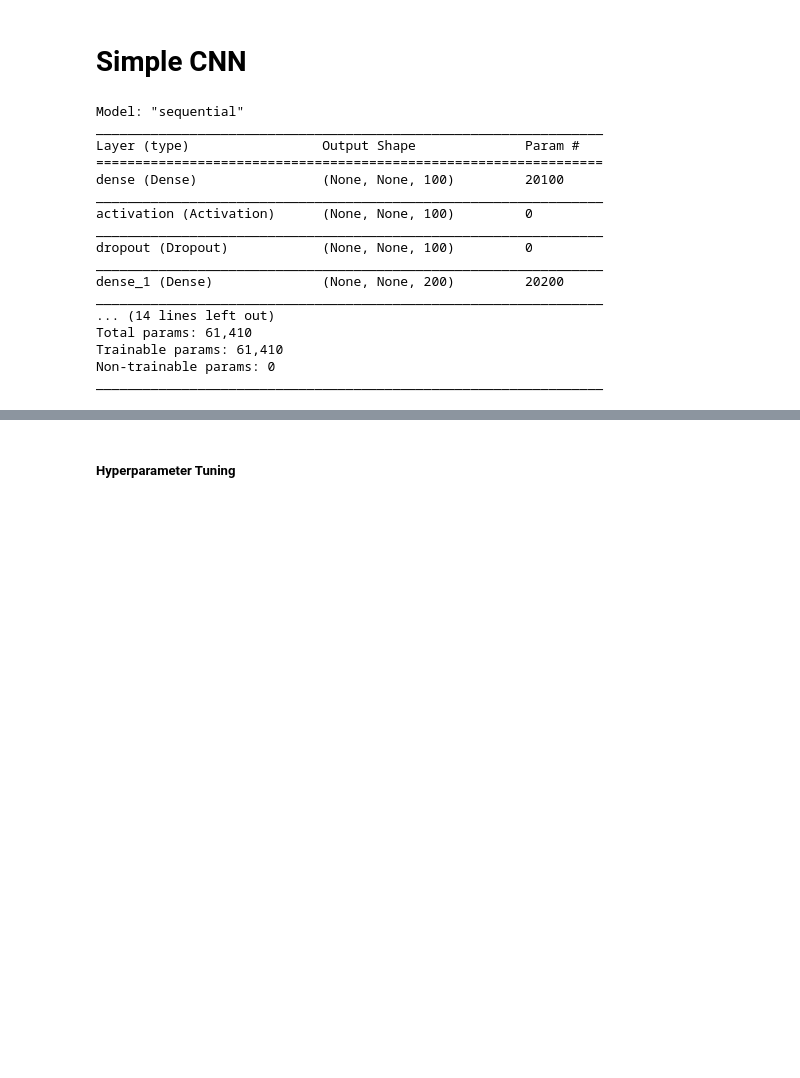
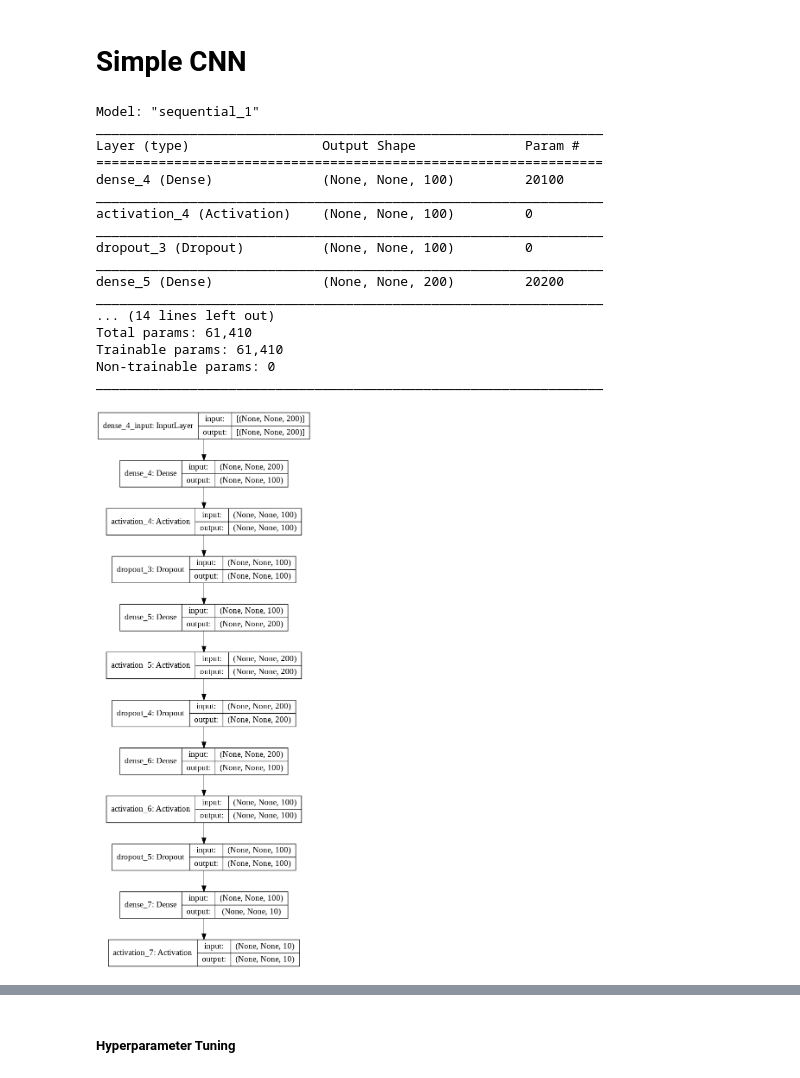
Before and after one commit to dkant000/ML_PROJECT, a Jupyter notebook: Final_ML_coursework2.ipynb, the cells around one changed output, grey strips where cells are left out. Saved outputs shown, nothing was run; the diff lists cells and outputs as text; code cells hidden in the pictures; blank space fills up the shorter version.

```diff
--- a/Final_ML_coursework2.ipynb
+++ b/Final_ML_coursework2.ipynb
@@ -1005,18 +1007,20 @@ model.add(Dropout(0.5))
 model.add(Dense(10))
 model.add(Activation('softmax'))
 model.summary()
+#compiling
+model.compile(optimizer='adam',loss='categorical_crossentropy',metrics=['accuracy'])
 # %% [output]
-Model: "sequential"
+Model: "sequential_1"
 _________________________________________________________________
 Layer (type)                 Output Shape              Param #
 =================================================================
-dense (Dense)                (None, None, 100)         20100
+dense_4 (Dense)              (None, None, 100)         20100
 _________________________________________________________________
-activation (Activation)      (None, None, 100)         0
+activation_4 (Activation)    (None, None, 100)         0
 _________________________________________________________________
-dropout (Dropout)            (None, None, 100)         0
+dropout_3 (Dropout)          (None, None, 100)         0
 _________________________________________________________________
-dense_1 (Dense)              (None, None, 200)         20200
+dense_5 (Dense)              (None, None, 200)         20200
 _________________________________________________________________
 ... (14 lines left out)
 Total params: 61,410
@@ -1029 +1030,8 @@ model.compile(optimizer='adam',loss='categorical_crossentropy',metrics=['accurac
+# %%
+# Display internal structure of layers and nodes
+
+SVG(model_to_dot(model).create(prog='dot', format='svg'))
+plot_model(model, to_file='model_plot.png', show_shapes=True, show_layer_names=True, expand_nested=True)
+# %% [output]
+[figure, added]
 # %%
```
Also changed, not shown: parts of 8 cells of this notebook.
